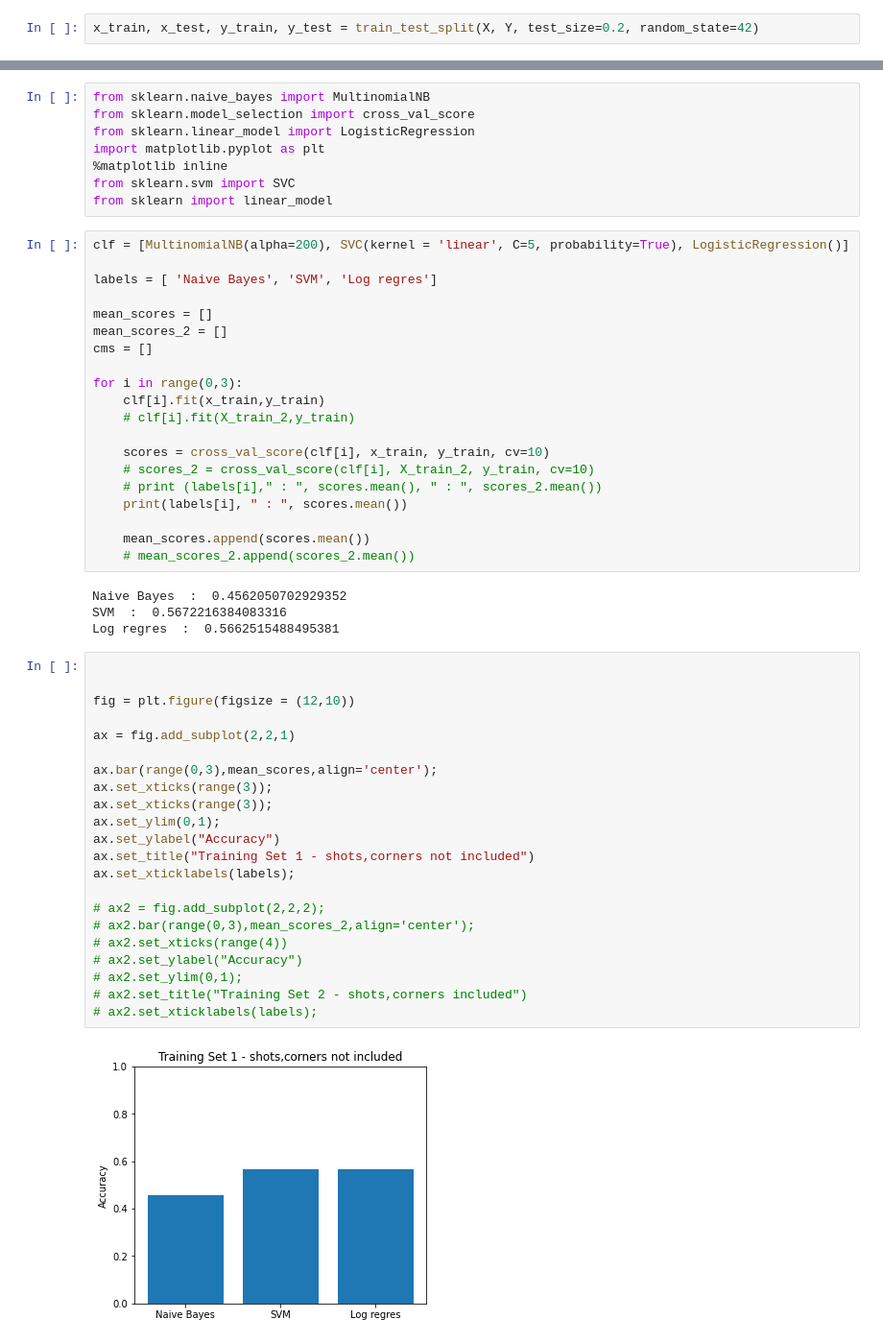
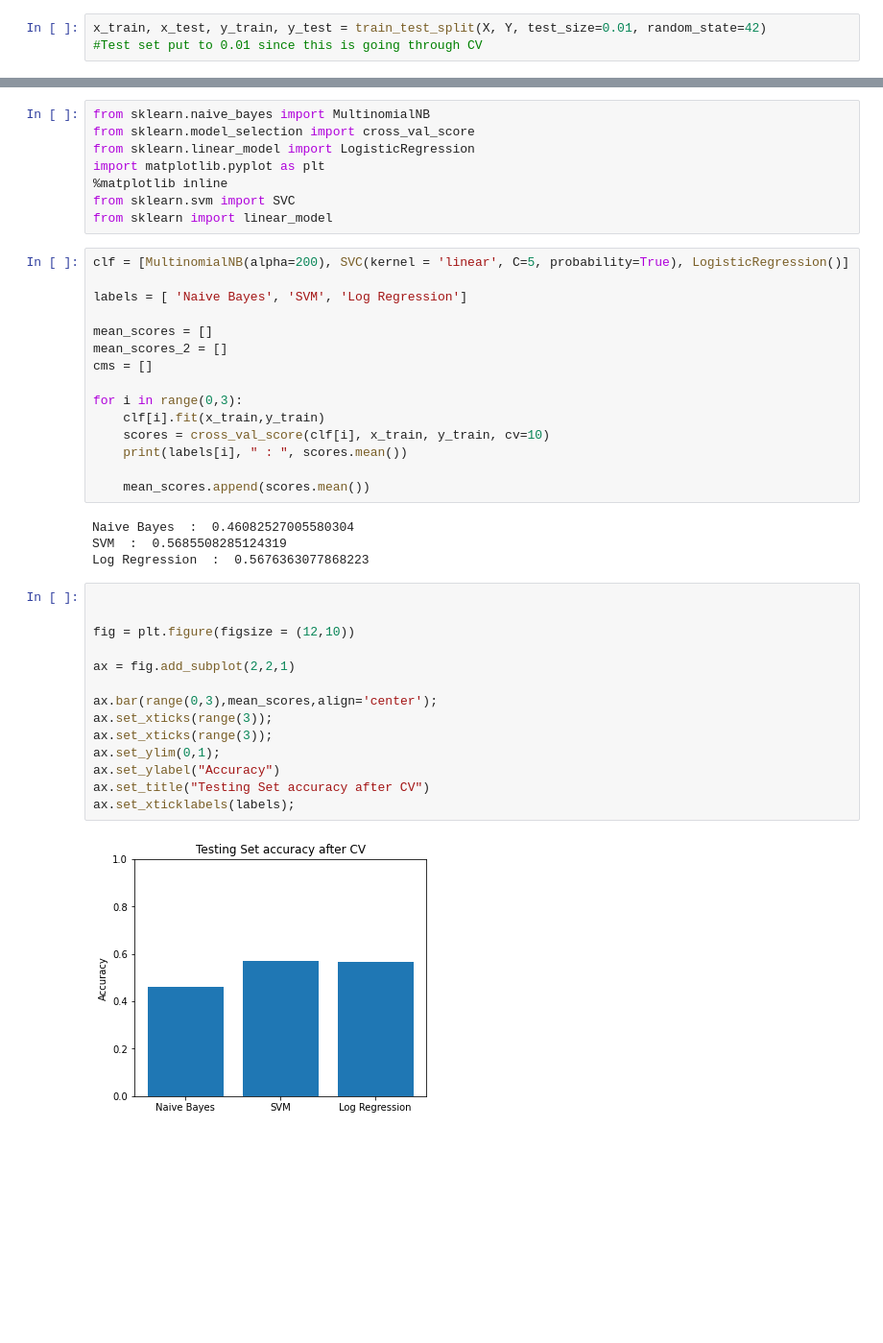
Before and after one commit to Adamliu1/GCW_0036, a Jupyter notebook: Sree.ipynb, the cells around one changed output, grey strips where cells are left out. Shown at 96% size. Drawn from its saved outputs; the diff is of its cells as text; blank space fills up the shorter version.

Commit message:
getting 57% accuracy, there must be some problem, still need to fix

```diff
--- a/Sree.ipynb
+++ b/Sree.ipynb
@@ -165,7 +165,8 @@ X = ss.fit_transform(X)
 # %% [markdown]
 Perform the data split.
 # %%
-x_train, x_test, y_train, y_test = train_test_split(X, Y, test_size=0.2, random_state=42)
+x_train, x_test, y_train, y_test = train_test_split(X, Y, test_size=0.01, random_state=42)
+#Test set put to 0.01 since this is going through CV
 # %%
 df_for_models.head()
 
@@ -187,7 +188,7 @@ from sklearn import linear_model
 # %%
 clf = [MultinomialNB(alpha=200), SVC(kernel = 'linear', C=5, probability=True), LogisticRegression()]
 
-labels = [ 'Naive Bayes', 'SVM', 'Log regres']
+labels = [ 'Naive Bayes', 'SVM', 'Log Regression']
 
 mean_scores = []
 mean_scores_2 = []
@@ -195,40 +196,27 @@ cms = []
 
 for i in range(0,3):
     clf[i].fit(x_train,y_train)
-    # clf[i].fit(X_train_2,y_train)
-
     scores = cross_val_score(clf[i], x_train, y_train, cv=10)
-    # scores_2 = cross_val_score(clf[i], X_train_2, y_train, cv=10)
-    # print (labels[i]," : ", scores.mean(), " : ", scores_2.mean())
     print(labels[i], " : ", scores.mean())
 
     mean_scores.append(scores.mean())
-    # mean_scores_2.append(scores_2.mean())
 # %% [output]
-Naive Bayes  :  0.4562050702929352
-SVM  :  0.5672216384083316
-Log regres  :  0.5662515488495381
+Naive Bayes  :  0.46082527005580304
+SVM  :  0.5685508285124319
+Log Regression  :  0.5676363077868223
 # %%
 
 
 fig = plt.figure(figsize = (12,10))
 
 ax = fig.add_subplot(2,2,1)
 
 ax.bar(range(0,3),mean_scores,align='center');
 ax.set_xticks(range(3));
 ax.set_xticks(range(3));
 ax.set_ylim(0,1);
 ax.set_ylabel("Accuracy")
-ax.set_title("Training Set 1 - shots,corners not included")
+ax.set_title("Testing Set accuracy after CV")
 ax.set_xticklabels(labels);
-
-# ax2 = fig.add_subplot(2,2,2);
-# ax2.bar(range(0,3),mean_scores_2,align='center');
-# ax2.set_xticks(range(4))
-# ax2.set_ylabel("Accuracy")
-# ax2.set_ylim(0,1);
-# ax2.set_title("Training Set 2 - shots,corners included")
-# ax2.set_xticklabels(labels);
 # %% [output]
-[figure, old version]
+[figure, new version]
```
Also changed, not shown: parts of 1 cell of this notebook.
